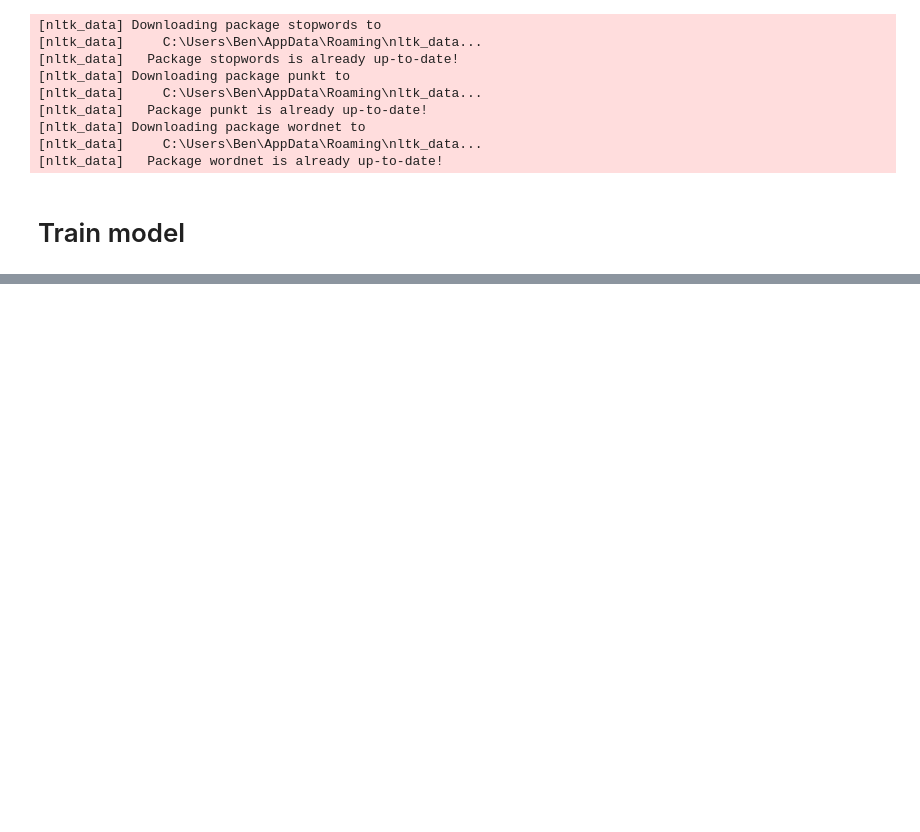
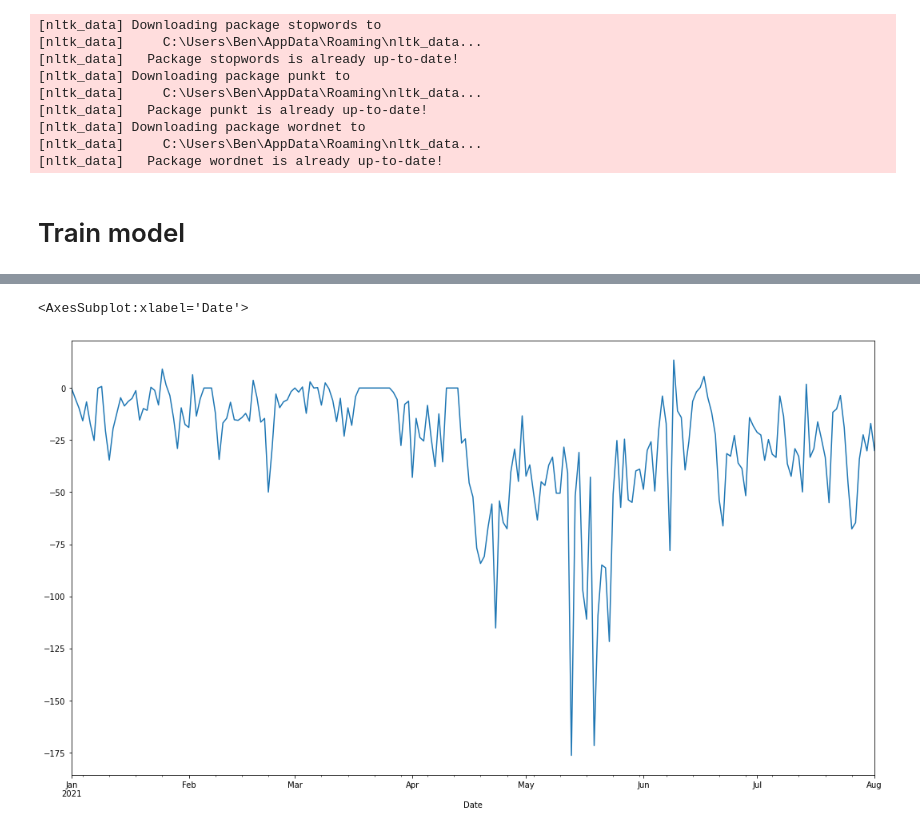
Before and after one commit to VeniJeen/CryptoSent, a Jupyter notebook: Sentiment Models/Model 1.ipynb, the cells around one changed output, grey strips where cells are left out. Saved outputs shown, nothing was run; the diff lists cells and outputs as text; code cells hidden in the pictures; blank space fills up the shorter version.

```diff
--- a/Sentiment Models/Model 1.ipynb
+++ b/Sentiment Models/Model 1.ipynb
@@ -165,0 +227,5 @@ pd.concat([a1,a2],axis=1).plot(figsize=(15,8));
+# %%
+bit.resample('d').polarity.sum().plot(figsize=(18,10))
+# %% [output]
+<AxesSubplot:xlabel='Date'>
+[figure, added]
```
Also changed, not shown: parts of 19 cells of this notebook, 1 other file.
